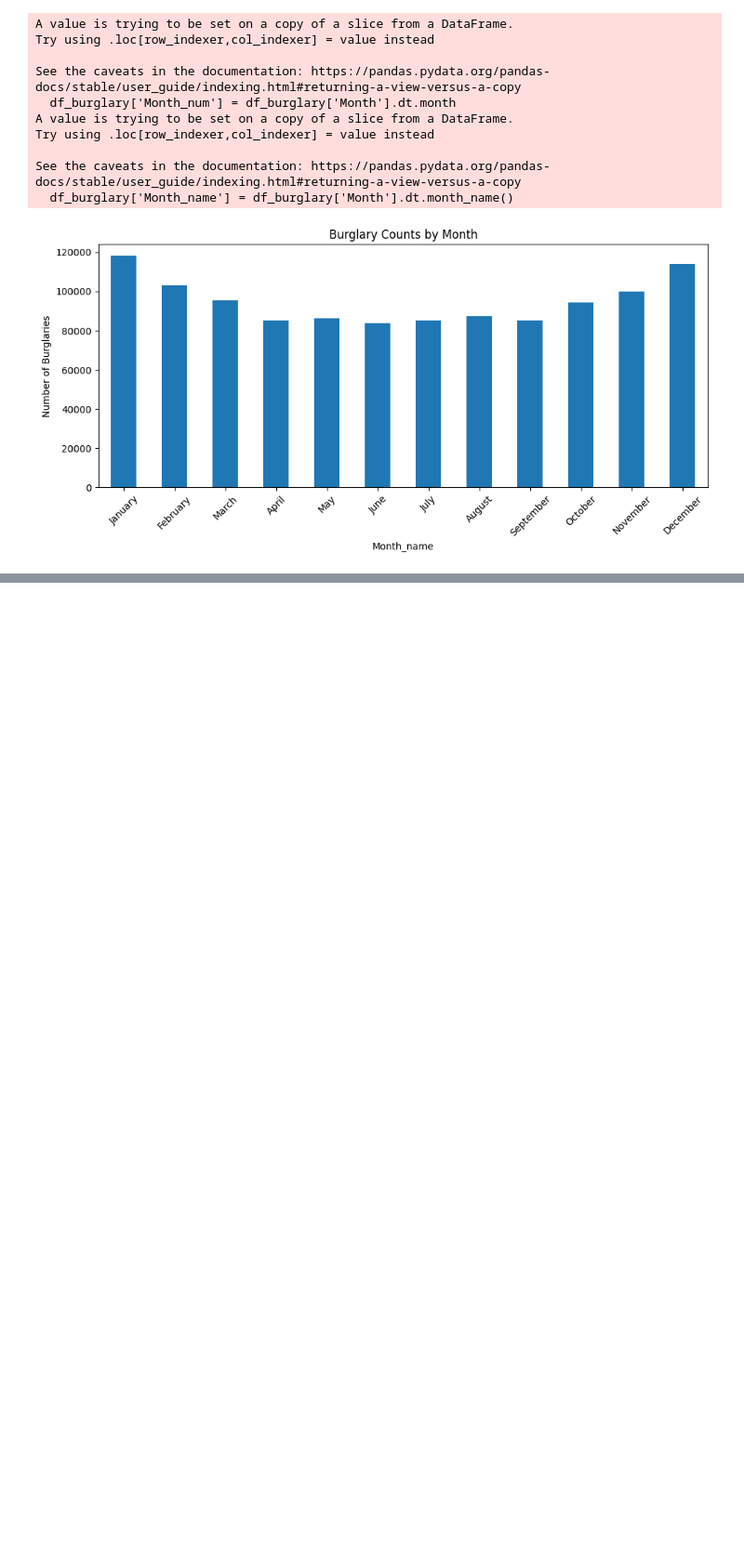
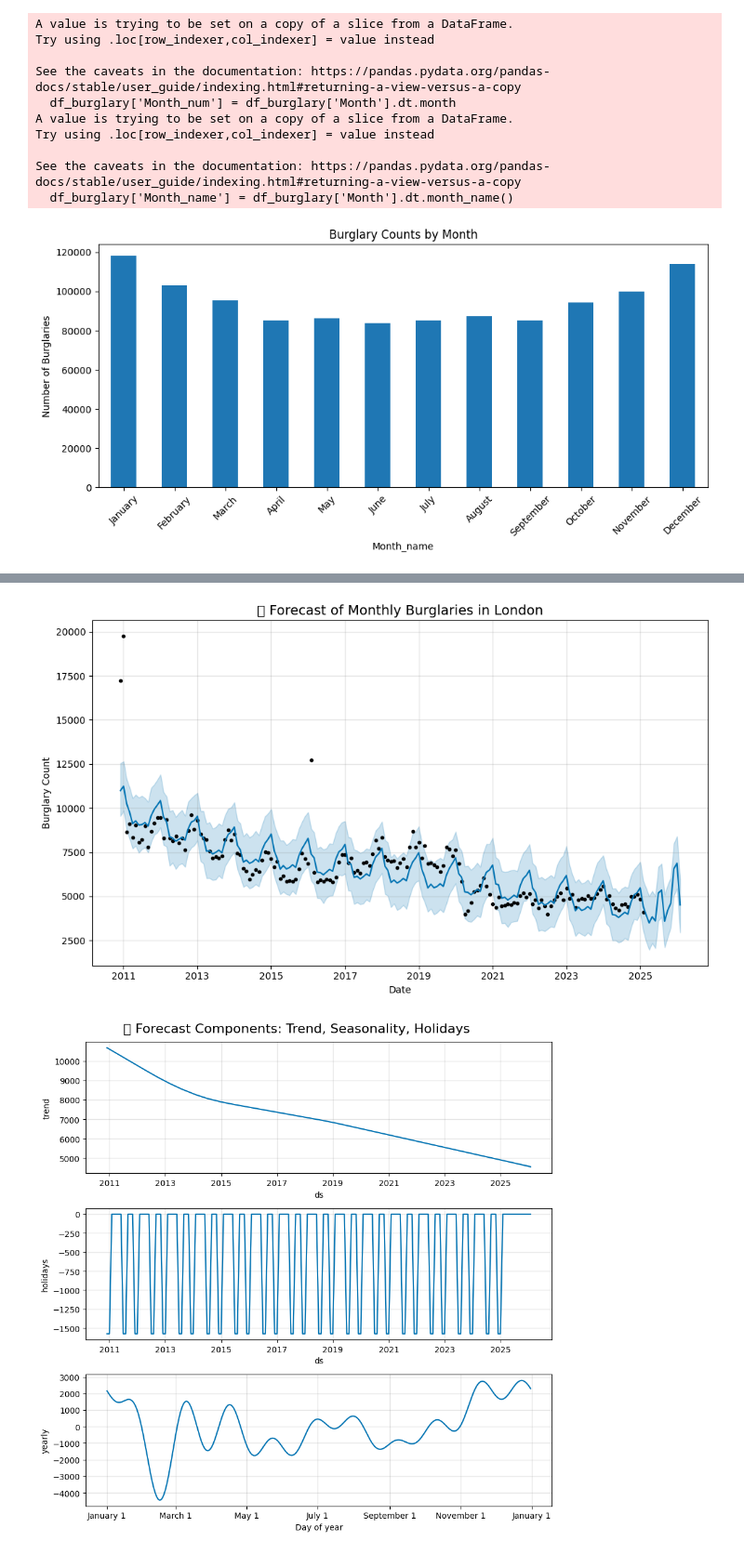
Before and after one commit to andreiispir/4CBLW00-20-MD-CBL, a Jupyter notebook: data_exploration.ipynb, the cells around one changed output, grey strips where cells are left out. Shown at 93% size. Saved outputs shown, nothing was run; the diff lists cells and outputs as text; code cells hidden in the pictures; blank space fills up the shorter version.

Commit message:
prophet prediction model script

```diff
--- a/data_exploration.ipynb
+++ b/data_exploration.ipynb
@@ -261,6 +237,75 @@ See the caveats in the documentation: https://pandas.pydata.org/pandas-docs/stab
   df_burglary['Month_name'] = df_burglary['Month'].dt.month_name()
 [figure]
 # %%
-geometry = [Point(xy) for xy in zip(df_burglary['Longitude'], df_burglary['Latitude'])]
-gdf = gpd.GeoDataFrame(df_burglary, geometry=geometry)
-wards = gpd.read_file('C:/Users/mariz/OneDrive - TU Eindhoven/Documents/GitHub/4CBLW00-20-MD-CBL/statistical-gis-boundaries-london/ESRI/London_Ward_CityMerged.shp')
+import pandas as pd
+import matplotlib.pyplot as plt
+from prophet.plot import plot_plotly, plot_components_plotly
+
+
+# Load cleaned CSV containing London crime data
+csv_path = 'london_data.csv'  # Ensure this CSV exists in your working directory
+df_london = pd.read_csv(csv_path)
+
+# Convert 'Month' to datetime
+df_london['Month'] = pd.to_datetime(df_london['Month'])
+
+# Filter for burglary crimes
+df_burglary = df_london[df_london['Crime type'] == 'Burglary'].copy()
+
+# Prepare monthly time series data
+df_monthly = (
+    df_burglary
+    .groupby(df_burglary['Month'].dt.to_period('M'))
+    .size()
+    .reset_index(name='y')
+)
+df_monthly['ds'] = df_monthly['Month'].dt.to_timestamp()
+df_monthly = df_monthly[['ds', 'y']]
+
+# Define holidays: December, January, July, August for each year
+holiday_months = [1, 7, 8, 12]  # Jan, Jul, Aug, Dec
+holiday_list = []
+
+for year in range(df_monthly['ds'].dt.year.min(), df_monthly['ds'].dt.year.max() + 1):
+    for month in holiday_months:
+        holiday_list.append({
+            'ds': pd.Timestamp(year=year, month=month, day=1),
+            'holiday': 'holiday_month'
+        })
+df_holidays = pd.DataFrame(holiday_list)
+
+# Initialize and fit Prophet
+model = Prophet(
+    yearly_seasonality=True,
+    weekly_seasonality=False,
+    daily_seasonality=False,
+    holidays=df_holidays
+)
+model.fit(df_monthly)
+
+# Forecast next 12 months
+future = model.make_future_dataframe(periods=12, freq='M')
+forecast = model.predict(future)
+
+# Plot forecast
+fig1 = model.plot(forecast)
+plt.title("📉 Forecast of Monthly Burglaries in London", fontsize=14)
+plt.xlabel("Date")
+plt.ylabel("Burglary Count")
+plt.tight_layout()
+plt.show()
+
+# Plot trend, seasonality, holidays
+fig2 = model.plot_components(forecast)
+plt.suptitle("📊 Forecast Components: Trend, Seasonality, Holidays", fontsize=16)
+plt.tight_layout()
+plt.show()
+
+# Print average predicted burglaries in holiday months
+forecast['month'] = forecast['ds'].dt.month
+forecast['year'] = forecast['ds'].dt.year
+forecast_holiday = forecast[forecast['month'].isin(holiday_months)]
+avg_holiday_forecast = forecast_holiday.groupby('year')['yhat'].mean()
+print("\n📌 Average forecasted burglaries in Jan, Jul, Aug, Dec by year:")
+print(avg_holiday_forecast)
+# %% [output]
@@ -266,0 +315,2 @@ wards = gpd.read_file('C:/Users/mariz/OneDrive - TU Eindhoven/Documents/GitHub/4
+[figure, added]
+[figure, added]
```
Also changed, not shown: parts of 15 cells of this notebook.
